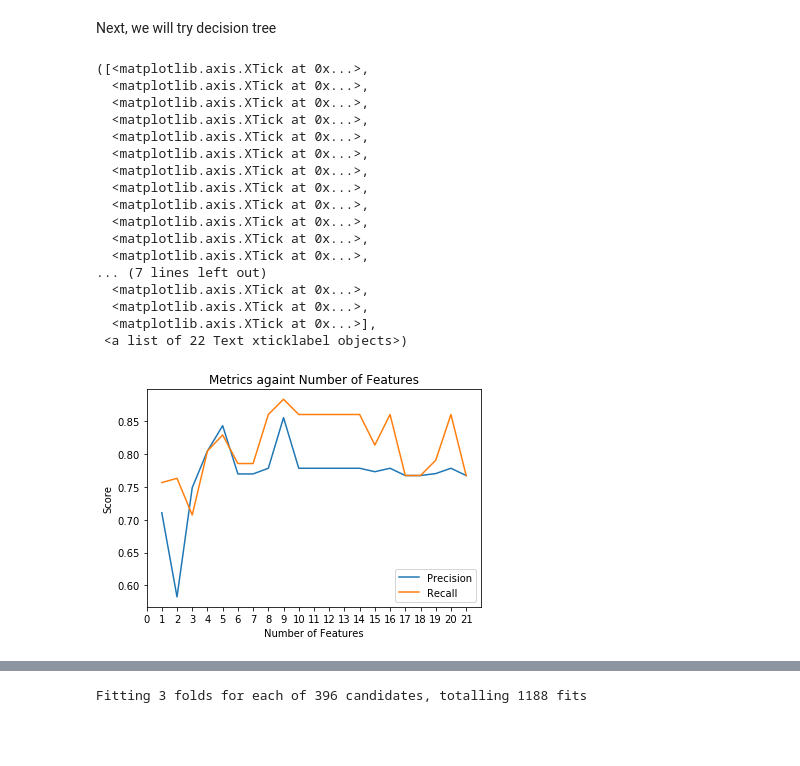
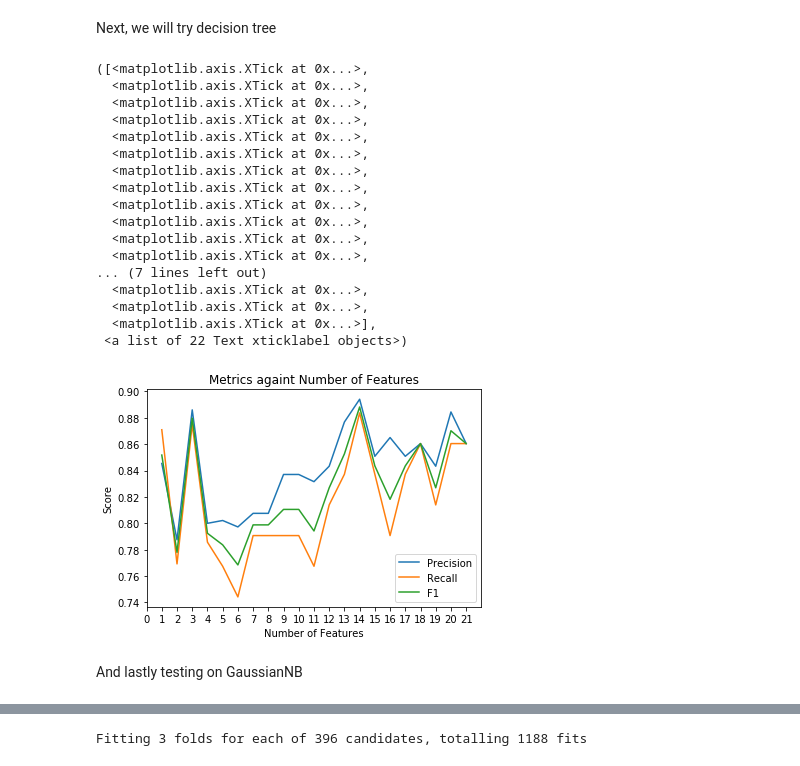
Before and after one commit to darrenchiu/udacity-data-analyst-nanodegree, a Jupyter notebook: P5-Identify_Fraud_from_Enron_Email/final_project/Enron_Data_Exploration.ipynb, the cells around one changed output, grey strips where cells are left out. Cells and saved outputs as stored; diff of their text form; code cells hidden in the pictures; blank space fills up the shorter version.

```diff
--- a/P5-Identify_Fraud_from_Enron_Email/final_project/Enron_Data_Exploration.ipynb
+++ b/P5-Identify_Fraud_from_Enron_Email/final_project/Enron_Data_Exploration.ipynb
@@ -380,31 +307,55 @@ sorted_features = [
+# %%
+sorted_features = [
+    'exercised_stock_options',
+    'expenses',
+    'deferred_income',
+    'other',
+    'restricted_stock',
+    'total_stock_value',
+    'from_poi_to_this_person',
+    'long_term_incentive',
+    'total_payments',
+    'salary',
+    'to_messages',
+    'bonus',
+    'number_of_missing_fields',
+    'shared_receipt_with_poi',
+    'from_this_person_to_poi',
+    'deferral_payments',
+    'loan_advances',
+    'from_messages',
+    'restricted_stock_deferred',
+    'director_fees'
+]
 # %% [markdown]
 We will use svm for test first, to see what are the variation on the performance.
 # %%
 from sklearn.svm import SVC
-from sklearn.metrics import precision_score, recall_score
+from sklearn.metrics import precision_score, recall_score, f1_score
 from sklearn.cross_validation import train_test_split
 from matplotlib.pyplot import xticks
 
 precision_scores = []
-accuracy_scores = []
 recall_scores = []
+f1_scores = []
 
 for i in range(21):
     features_list = ['poi'] + sorted_features[0: i+1]
     data = featureFormat(my_dataset, features_list, sort_keys=False)
     labels, features = targetFeatureSplit(data)
     features_train, features_test, labels_train, labels_test = \
-        train_test_split(features, labels, test_size=0.3, random_state=42)
+        train_test_split(features, labels, test_size=0.3, random_state=42, stratify=labels)
 
     svm_clf = SVC()
     svm_clf.fit(features_train, labels_train)
-    accuracy_scores.append(svm_clf.score(features_test, labels_test))
     precision_scores.append(precision_score(labels_test, svm_clf.predict(features_test), average='weighted'))
     recall_scores.append(recall_score(labels_test, svm_clf.predict(features_test), average='weighted'))
+    f1_scores.append(f1_score(labels_test, svm_clf.predict(features_test), average='weighted'))
 
 plt.figure(1)
 plt.plot(range(1, 22, 1), precision_scores, label='Precision')
 plt.plot(range(1, 22, 1), recall_scores, label='Recall')
+plt.plot(range(1, 22, 1), f1_scores, label='F1')
 plt.title('Metrics againt Number of Features')
 plt.ylabel('Score')
 plt.xlabel('Number of Features')
@@ -435,46 +386,47 @@ Next, we will try decision tree
 from sklearn import tree
 
 precision_scores = []
-accuracy_scores = []
 recall_scores = []
+f1_scores = []
 
 for i in range(21):
     features_list = ['poi'] + sorted_features[0: i+1]
     data = featureFormat(my_dataset, features_list, sort_keys=False)
     labels, features = targetFeatureSplit(data)
     features_train, features_test, labels_train, labels_test = \
-        train_test_split(features, labels, test_size=0.3, random_state=42)
+        train_test_split(features, labels, test_size=0.3, random_state=42, stratify=labels)
 
     tree_clf = tree.DecisionTreeClassifier()
     tree_clf.fit(features_train, labels_train)
-    accuracy_scores.append(tree_clf.score(features_test, labels_test))
     precision_scores.append(precision_score(labels_test, tree_clf.predict(features_test), average='weighted'))
     recall_scores.append(recall_score(labels_test, tree_clf.predict(features_test), average='weighted'))
+    f1_scores.append(f1_score(labels_test, tree_clf.predict(features_test), average='weighted'))
 
 plt.figure(1)
 plt.plot(range(1, 22, 1), precision_scores, label='Precision')
 plt.plot(range(1, 22, 1), recall_scores, label='Recall')
+plt.plot(range(1, 22, 1), f1_scores, label='F1')
 plt.title('Metrics againt Number of Features')
 plt.ylabel('Score')
 plt.xlabel('Number of Features')
 plt.legend()
 plt.xticks(range(22))
 # %% [output]
 ([<matplotlib.axis.XTick at 0x...>,
   <matplotlib.axis.XTick at 0x...>,
   <matplotlib.axis.XTick at 0x...>,
   <matplotlib.axis.XTick at 0x...>,
   <matplotlib.axis.XTick at 0x...>,
   <matplotlib.axis.XTick at 0x...>,
   <matplotlib.axis.XTick at 0x...>,
   <matplotlib.axis.XTick at 0x...>,
   <matplotlib.axis.XTick at 0x...>,
   <matplotlib.axis.XTick at 0x...>,
   <matplotlib.axis.XTick at 0x...>,
   <matplotlib.axis.XTick at 0x...>,
 ... (7 lines left out)
   <matplotlib.axis.XTick at 0x...>,
   <matplotlib.axis.XTick at 0x...>,
   <matplotlib.axis.XTick at 0x...>],
  <a list of 22 Text xticklabel objects>)
-[figure, old version]
+[figure, new version]
@@ -483,3 +433,5 @@ And lastly testing on GaussianNB
+# %% [markdown]
+And lastly testing on GaussianNB
 # %%
 from sklearn.naive_bayes import GaussianNB
 
```
Also changed, not shown: parts of 23 cells of this notebook, 6 other files.
